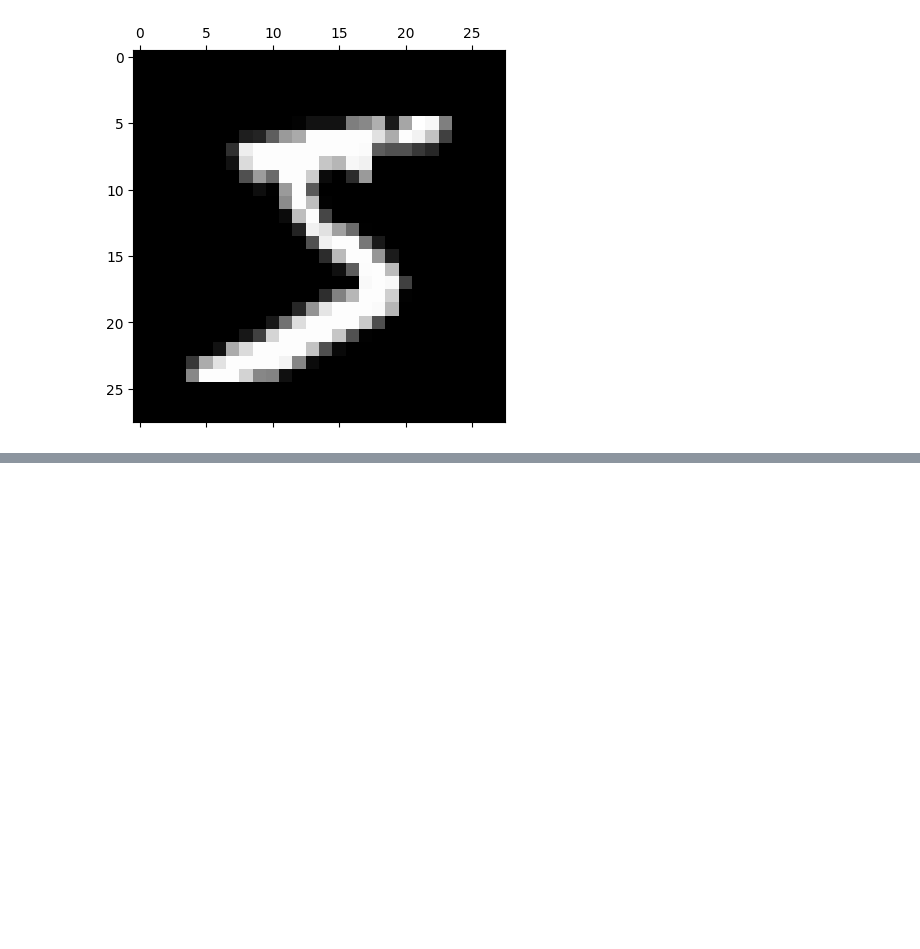
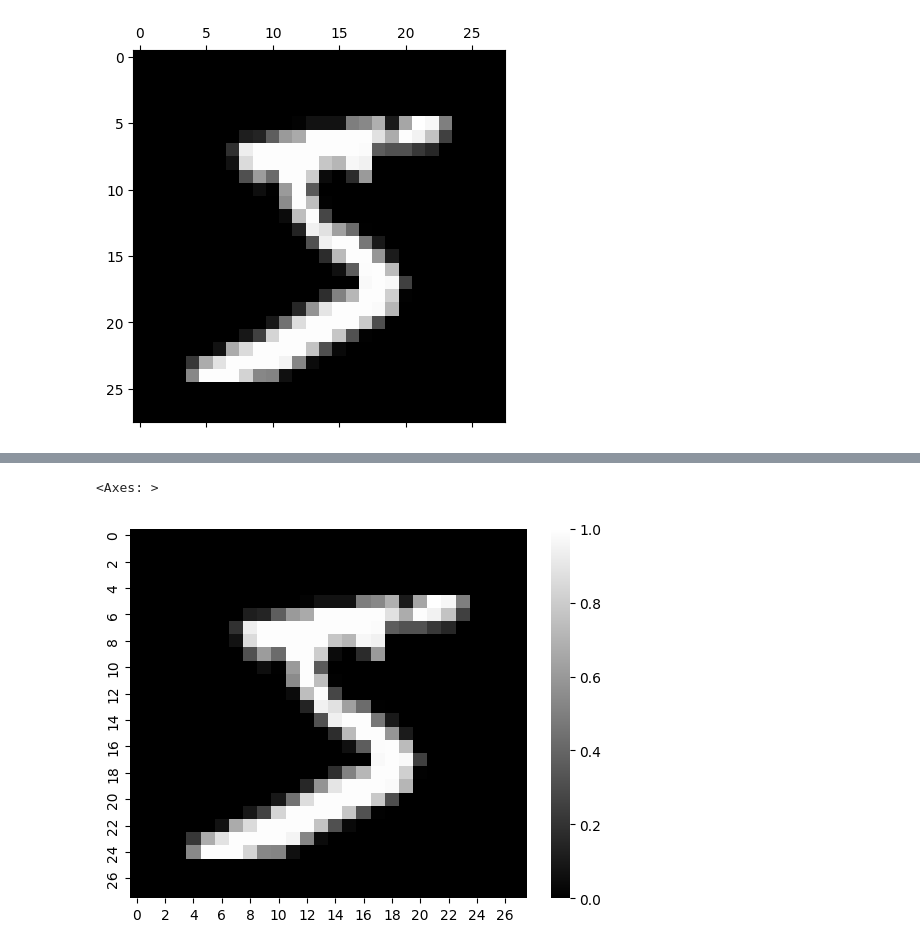
Before and after one commit to nayeem29dse/Digit-Recognization-Model-with-KNN, a Jupyter notebook: modeling.ipynb, the cells around one changed output, grey strips where cells are left out. Saved outputs shown, nothing was run; the diff lists cells and outputs as text; code cells hidden in the pictures; blank space fills up the shorter version.

```diff
--- a/modeling.ipynb
+++ b/modeling.ipynb
@@ -67,0 +70,3 @@ plt.matshow(X_train[0], cmap='gray')
+# %%
+X_train= X_train/255
+y_train= y_train/255
@@ -67,0 +93,5 @@ plt.matshow(X_train[0], cmap='gray')
+# %%
+sns.heatmap(X_train[0], cmap = 'gray')
+# %% [output]
+<Axes: >
+[figure, added]
```
Also changed, not shown: parts of 2 cells of this notebook.
